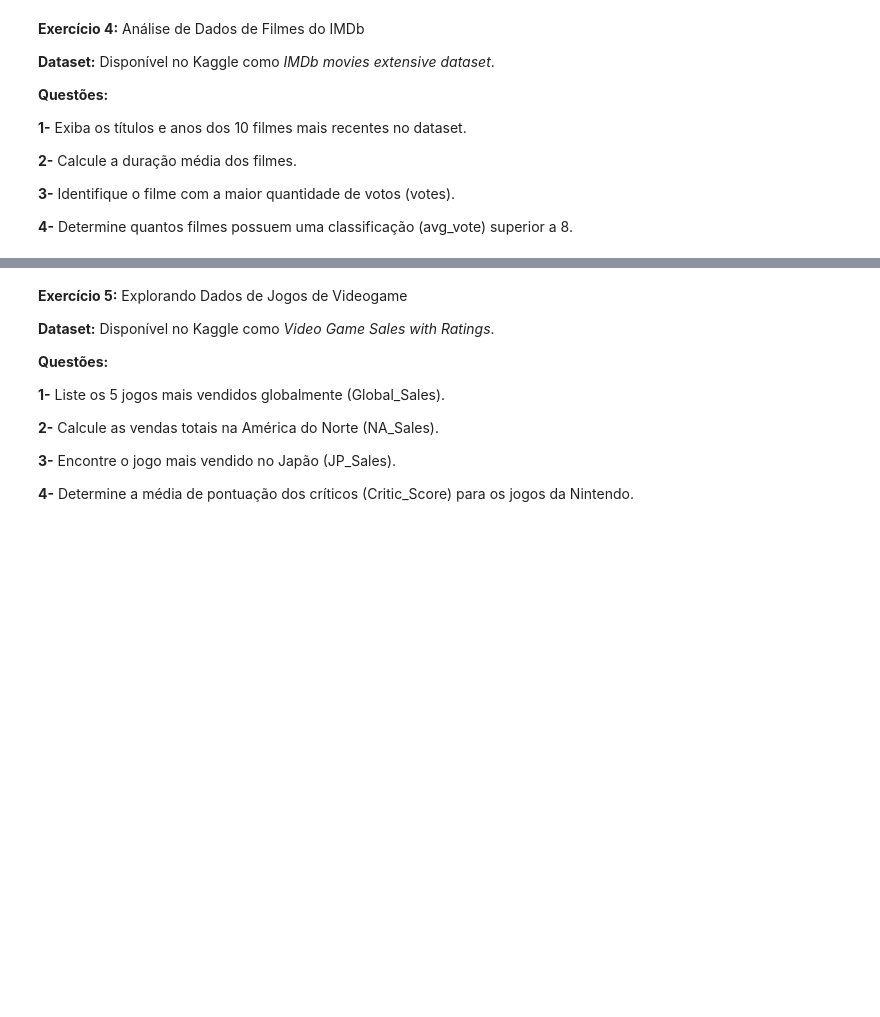
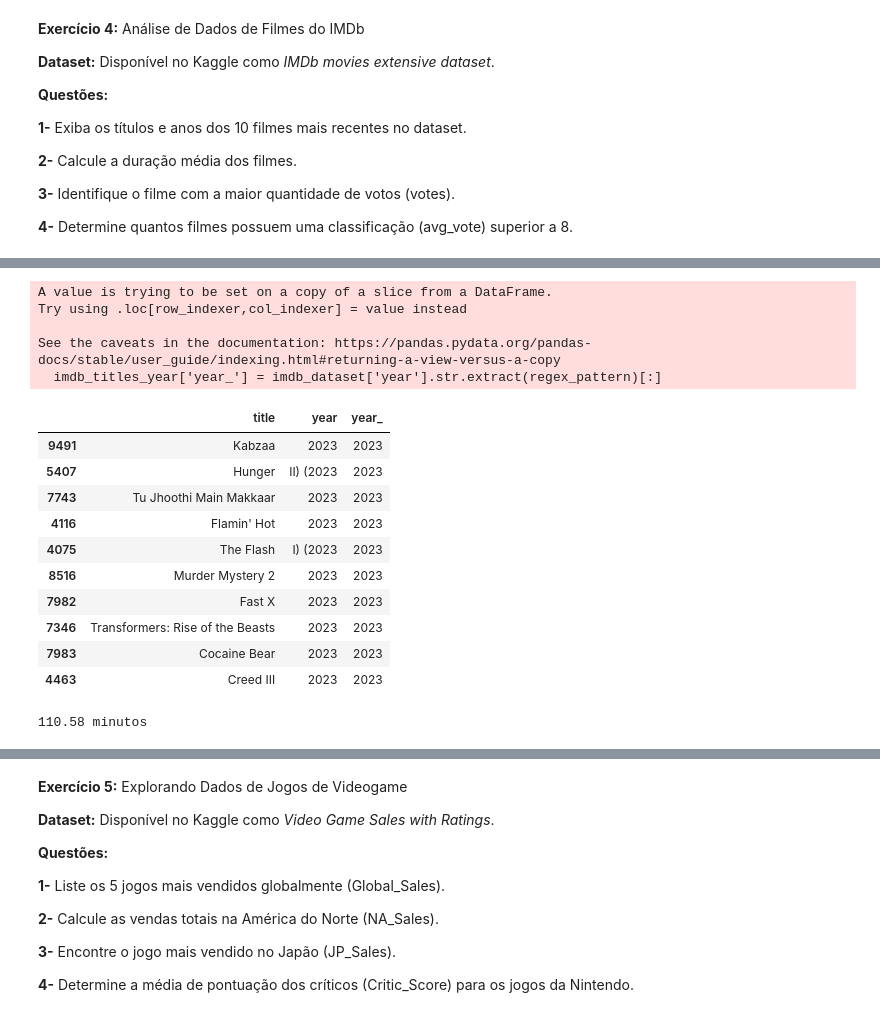
Before and after one commit to brunoopinheiro/ada-data-science-study, a Jupyter notebook: 02-02-pandas/Lista II - Pandas.ipynb, the cells around one changed output, grey strips where cells are left out. Cells and saved outputs as stored; diff of their text form; code cells hidden in the pictures; blank space fills up the shorter version.

Commit message:
feat: exercicio 4

```diff
--- a/02-02-pandas/Lista II - Pandas.ipynb
+++ b/02-02-pandas/Lista II - Pandas.ipynb
@@ -276,0 +293,8 @@ __4-__ Determine quantos filmes possuem uma classificação (avg_vote) superior
+# %%
+# __1-__ Exiba os títulos e anos dos 10 filmes mais recentes no dataset.
+imdb_titles_year = imdb_dataset[['title', 'year']]
+
+imdb_titles_year.replace()
+
+(imdb_titles_year.sort_values(by='year', ascending=False).head(10))
+# Isso mostrou que alguns dos dados estão com valores que precisam ser "limpos"
@@ -276,0 +313,33 @@ __4-__ Determine quantos filmes possuem uma classificação (avg_vote) superior
+# %%
+# Limpando os dados para resolver o primeiro exercicio
+
+# usando uma regex para extrair os valores não numérios
+regex_pattern = r'(\d+)'
+
+imdb_titles_year['year_'] = imdb_dataset['year'].str.extract(regex_pattern)[:]
+
+(imdb_titles_year.sort_values(by='year_', ascending=False).head(10))
+# %% [output]
+A value is trying to be set on a copy of a slice from a DataFrame.
+Try using .loc[row_indexer,col_indexer] = value instead
+
+See the caveats in the documentation: https://pandas.pydata.org/pandas-docs/stable/user_guide/indexing.html#returning-a-view-versus-a-copy
+  imdb_titles_year['year_'] = imdb_dataset['year'].str.extract(regex_pattern)[:]
+|  | title | year | year_ |
+| 9491 | Kabzaa | 2023 | 2023 |
+| 5407 | Hunger | II) (2023 | 2023 |
+| 7743 | Tu Jhoothi Main Makkaar | 2023 | 2023 |
+| 4116 | Flamin' Hot | 2023 | 2023 |
+| 4075 | The Flash | I) (2023 | 2023 |
+| 8516 | Murder Mystery 2 | 2023 | 2023 |
+| 7982 | Fast X | 2023 | 2023 |
+| 7346 | Transformers: Rise of the Beasts | 2023 | 2023 |
+| 7983 | Cocaine Bear | 2023 | 2023 |
+| 4463 | Creed III | 2023 | 2023 |
+# %%
+# __2-__ Calcule a duração média dos filmes.
+average_film_runtime = imdb_dataset['runtime'].mean()
+
+print(f"{average_film_runtime:.2f} minutos")
+# %% [output]
+110.58 minutos
```
Also changed, not shown: parts of 5 cells of this notebook.
